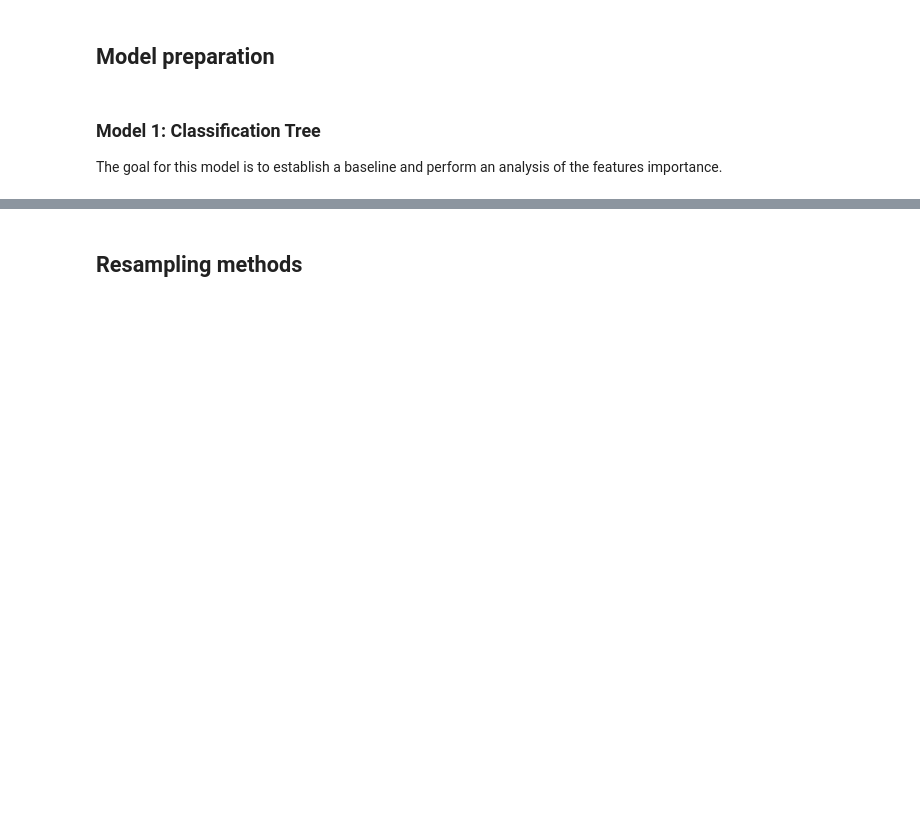
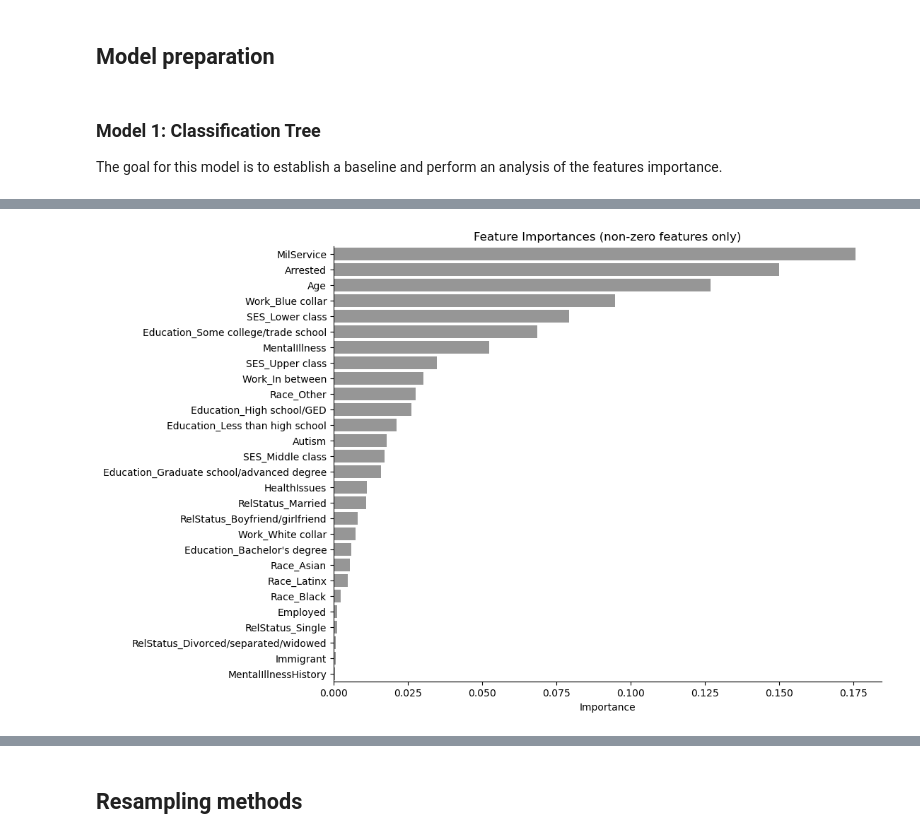
Before and after one commit to benoitchamot/Shootings, a Jupyter notebook: Model/Model_performance.ipynb, the cells around one changed output, grey strips where cells are left out. Saved outputs shown, nothing was run; the diff lists cells and outputs as text; code cells hidden in the pictures; blank space fills up the shorter version.

```diff
--- a/Model/Model_performance.ipynb
+++ b/Model/Model_performance.ipynb
@@ -338,0 +423,4 @@ plot_feature_importances(model_1)
+# %%
+plot_feature_importances(model_2, X_2.columns)
+# %% [output]
+[figure, added]
```
Also changed, not shown: parts of 19 cells of this notebook.
